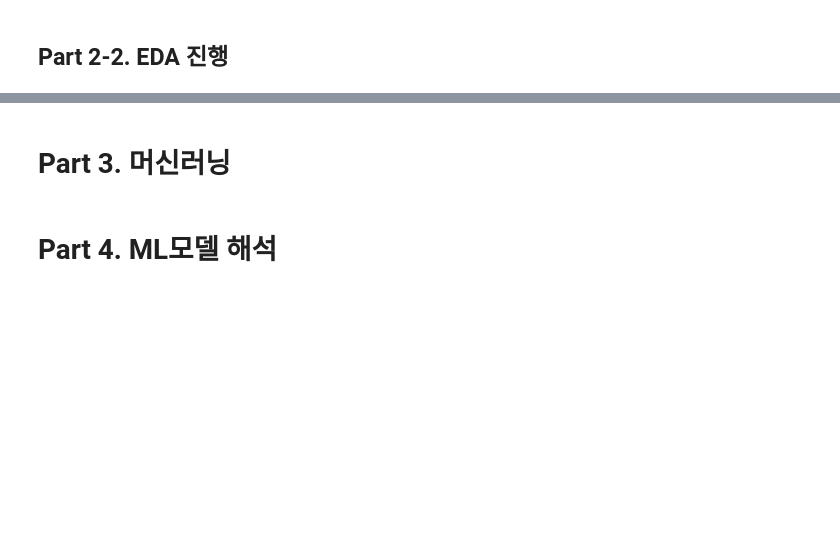
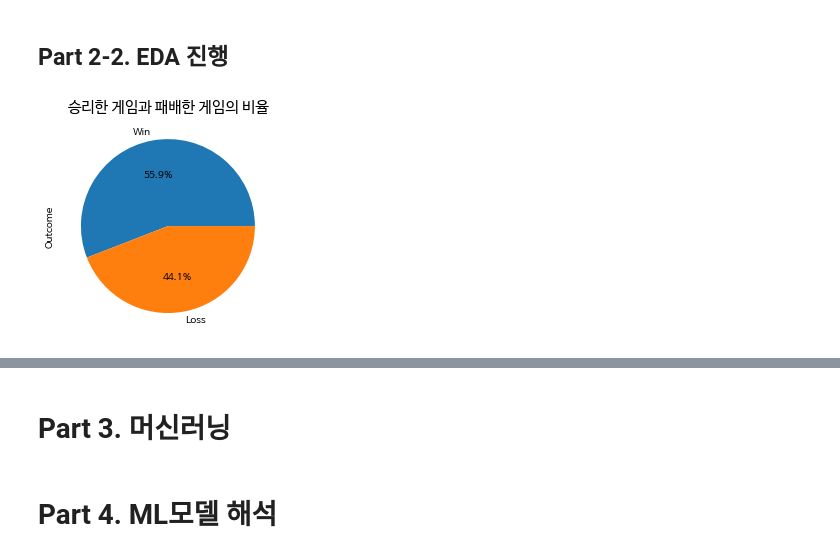
Before and after one commit to donghwi2022/ds-section2-project, a Jupyter notebook: section2_project.ipynb, the cells around one changed output, grey strips where cells are left out. Cells and saved outputs as stored; diff of their text form; code cells hidden in the pictures; blank space fills up the shorter version.

```diff
--- a/section2_project.ipynb
+++ b/section2_project.ipynb
@@ -155,0 +155,18 @@ int(a.split('m')[0]) * 60 + int(a.split('m')[1][:3])
+# %%
+# 분과 초가 혼합되어있는 시간 특성을 초 단위로 변경하는 함수 작성
+def m_to_s(text) :
+    if text == '-' :
+        return np.nan # '-'는 업무를 다 끝내지 못해서 미기록
+    else :
+        return int(text.split('m')[0]) * 60 + int(text.split('m')[1][:3])
+
+# 시간 특성에 함수 적용
+df_crew['Game Length'] = df_crew['Game Length'].apply(m_to_s)
+df_crew['Time to complete all tasks'] = df_crew['Time to complete all tasks'].apply(m_to_s)
+# %%
+# 숫자 타입의 특성을 정수 타입으로 변환
+df_crew['Sabotages Fixed'] = df_crew['Sabotages Fixed'].astype(int)
+df_crew['Task Completed'] = df_crew['Task Completed'].astype(int)
+
+# 특성들 데이터 타입 확인
+df_crew.info()
@@ -156,2 +199,9 @@ int(a.split('m')[0]) * 60 + int(a.split('m')[1][:3])
 # %% [markdown]
 ## **Part 2-2. EDA 진행**
+# %%
+# 타겟의 데이터 분포 확인
+df_crew['Outcome'].value_counts(normalize = True).plot.pie(autopct = "%.1f%%")
+plt.title('승리한 게임과 패배한 게임의 비율', fontsize = 15)
+plt.show()
+# %% [output]
+[figure, added]
```
Also changed, not shown: parts of 12 cells of this notebook.
